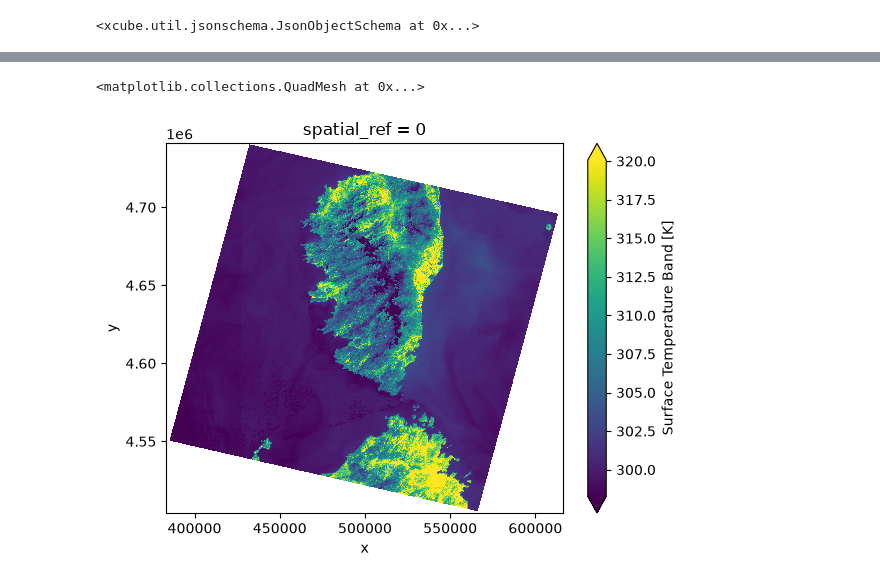
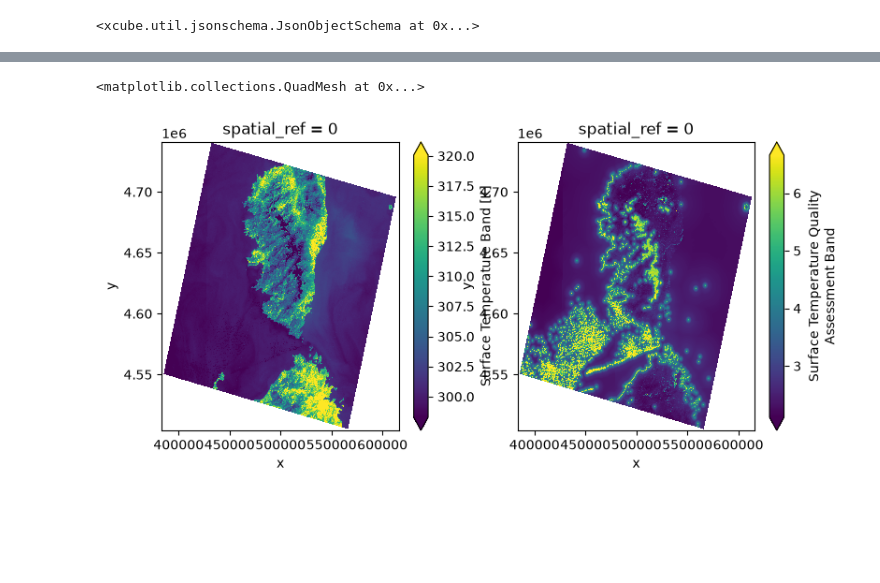
Before and after one commit to xcube-dev/xcube-stac, a Jupyter notebook: examples/notebooks/landsat_planetary_computer.ipynb, the cells around one changed output, grey strips where cells are left out. Cells and saved outputs as stored; diff of their text form; code cells hidden in the pictures; blank space fills up the shorter version.

```diff
--- a/examples/notebooks/landsat_planetary_computer.ipynb
+++ b/examples/notebooks/landsat_planetary_computer.ipynb
@@ -326,7 +340,7 @@ store.get_open_data_params_schema(data_id=descriptors[0].data_id)
 # %%
 ds = store.open_data(
     data_id=descriptors[0].data_id,
-    asset_names=["lwir11"],
+    asset_names=["lwir11", "qa"],
     apply_scaling=True,
 )
 ds
@@ -359,5 +388,7 @@ xcube_stac_version :
 # %%
-ds.lwir11[::3, ::3].plot(robust=True)
+fig, ax = plt.subplots(1, 2, figsize=(9, 4))
+ds.lwir11[::3, ::3].plot(ax=ax[0], robust=True)
+ds.qa[::3, ::3].plot(ax=ax[1], robust=True)
 # %% [output]
 <matplotlib.collections.QuadMesh at 0x...>
-[figure, old version]
+[figure, new version]
```
Also changed, not shown: parts of 6 cells of this notebook, 16 other files.
